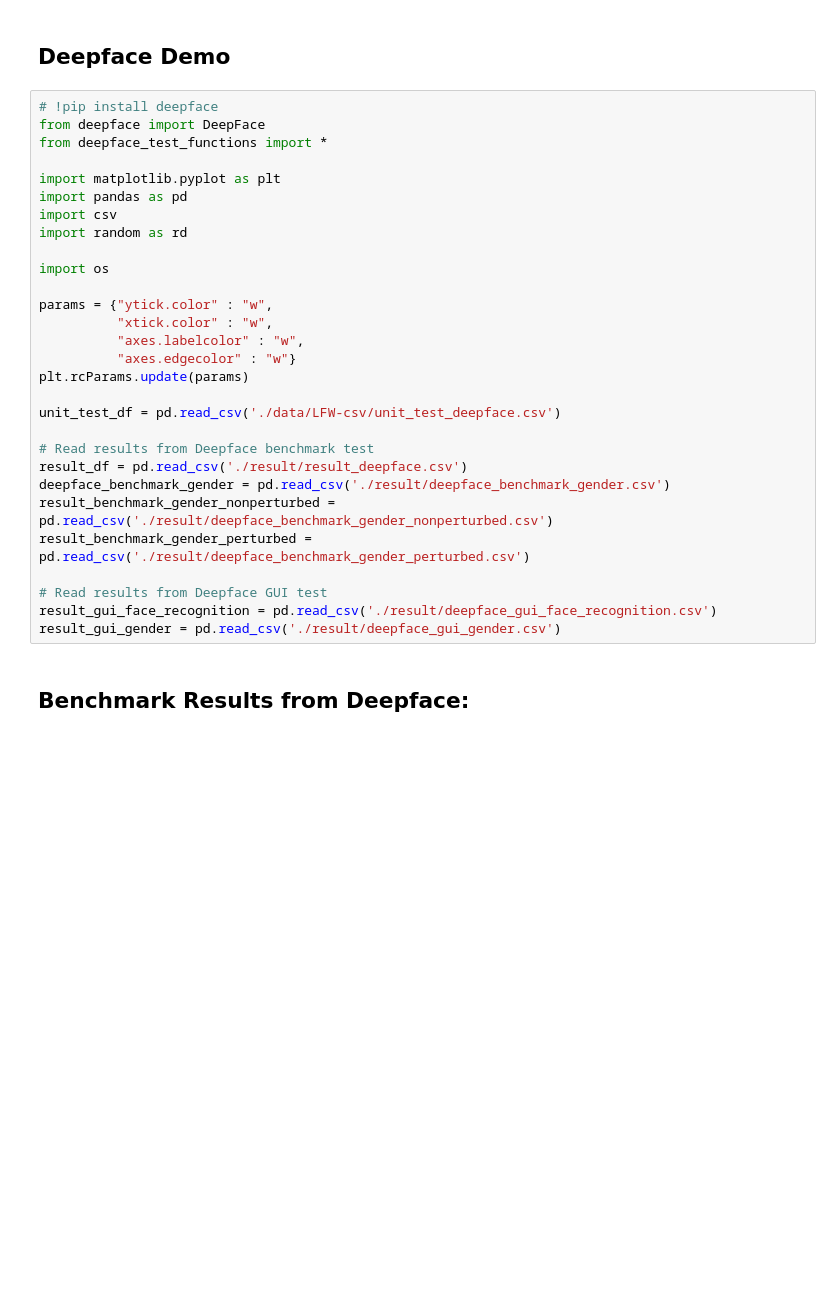
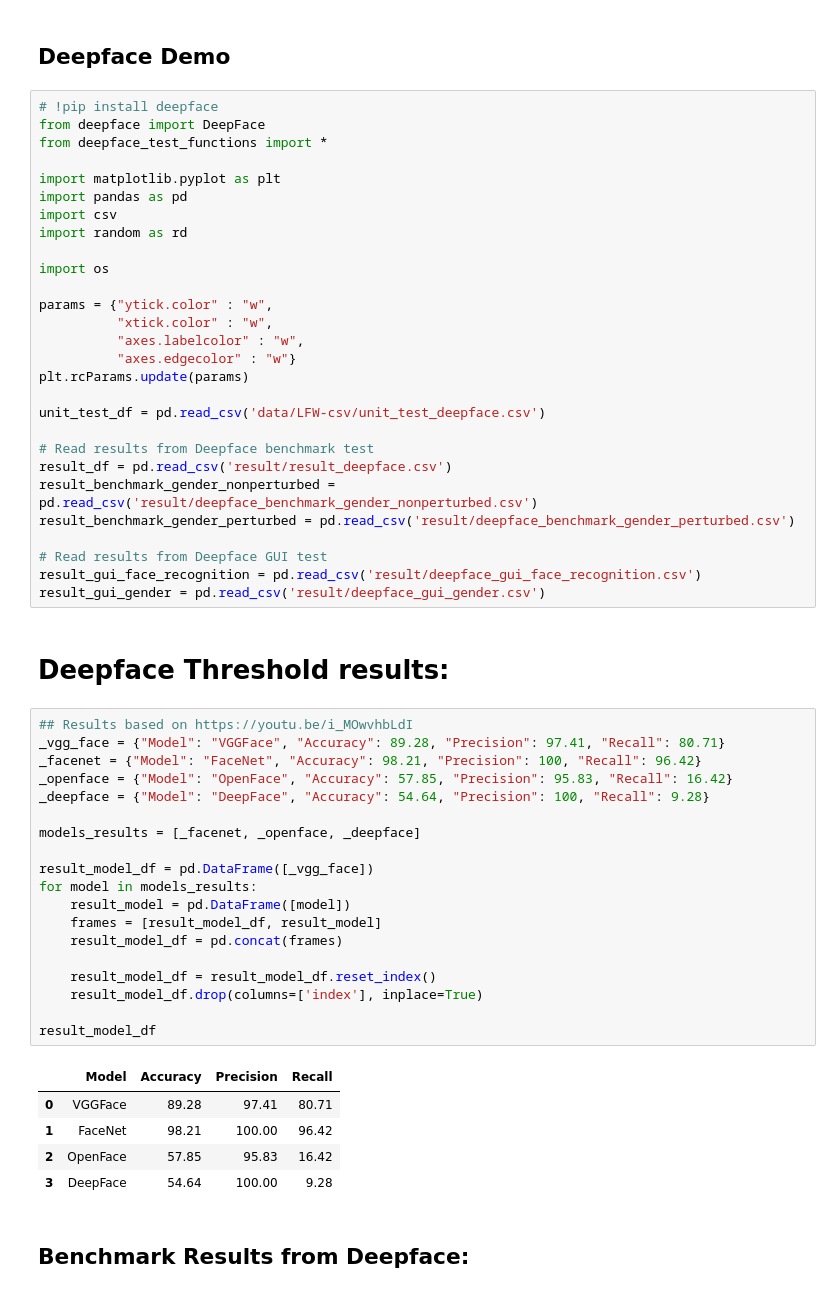
Before and after one commit to sushii2001/DeepFace-gender-bias-detection, a Jupyter notebook: DeepFace-demo.ipynb, the cells around one changed output. Saved outputs shown, nothing was run; the diff lists cells and outputs as text; blank space fills up the shorter version.

```diff
--- a/DeepFace-demo.ipynb
+++ b/DeepFace-demo.ipynb
@@ -18,17 +18,43 @@ params = {"ytick.color" : "w",
           "axes.edgecolor" : "w"}
 plt.rcParams.update(params)
 
-unit_test_df = pd.read_csv('./data/LFW-csv/unit_test_deepface.csv')
+unit_test_df = pd.read_csv('data/LFW-csv/unit_test_deepface.csv')
 
 # Read results from Deepface benchmark test
-result_df = pd.read_csv('./result/result_deepface.csv')
-deepface_benchmark_gender = pd.read_csv('./result/deepface_benchmark_gender.csv')
-result_benchmark_gender_nonperturbed = pd.read_csv('./result/deepface_benchmark_gender_nonperturbed.csv')
-result_benchmark_gender_perturbed = pd.read_csv('./result/deepface_benchmark_gender_perturbed.csv')
+result_df = pd.read_csv('result/result_deepface.csv')
+result_benchmark_gender_nonperturbed = pd.read_csv('result/deepface_benchmark_gender_nonperturbed.csv')
+result_benchmark_gender_perturbed = pd.read_csv('result/deepface_benchmark_gender_perturbed.csv')
 
 # Read results from Deepface GUI test
-result_gui_face_recognition = pd.read_csv('./result/deepface_gui_face_recognition.csv')
-result_gui_gender = pd.read_csv('./result/deepface_gui_gender.csv')
+result_gui_face_recognition = pd.read_csv('result/deepface_gui_face_recognition.csv')
+result_gui_gender = pd.read_csv('result/deepface_gui_gender.csv')
+# %% [markdown]
+# Deepface Threshold results:
+# %%
+## Results based on https://youtu.be/i_MOwvhbLdI
+_vgg_face = {"Model": "VGGFace", "Accuracy": 89.28, "Precision": 97.41, "Recall": 80.71}
+_facenet = {"Model": "FaceNet", "Accuracy": 98.21, "Precision": 100, "Recall": 96.42}
+_openface = {"Model": "OpenFace", "Accuracy": 57.85, "Precision": 95.83, "Recall": 16.42}
+_deepface = {"Model": "DeepFace", "Accuracy": 54.64, "Precision": 100, "Recall": 9.28}
+
+models_results = [_facenet, _openface, _deepface]
+
+result_model_df = pd.DataFrame([_vgg_face])
+for model in models_results:
+    result_model = pd.DataFrame([model])
+    frames = [result_model_df, result_model]
+    result_model_df = pd.concat(frames)
+
+    result_model_df = result_model_df.reset_index()
+    result_model_df.drop(columns=['index'], inplace=True)
+
+result_model_df
+# %% [output]
+|  | Model | Accuracy | Precision | Recall |
+| 0 | VGGFace | 89.28 | 97.41 | 80.71 |
+| 1 | FaceNet | 98.21 | 100.00 | 96.42 |
+| 2 | OpenFace | 57.85 | 95.83 | 16.42 |
+| 3 | DeepFace | 54.64 | 100.00 | 9.28 |
 # %% [markdown]
 ## Benchmark Results from Deepface:
 # %%
```
Also changed, not shown: parts of 11 cells of this notebook, 2 other files.
